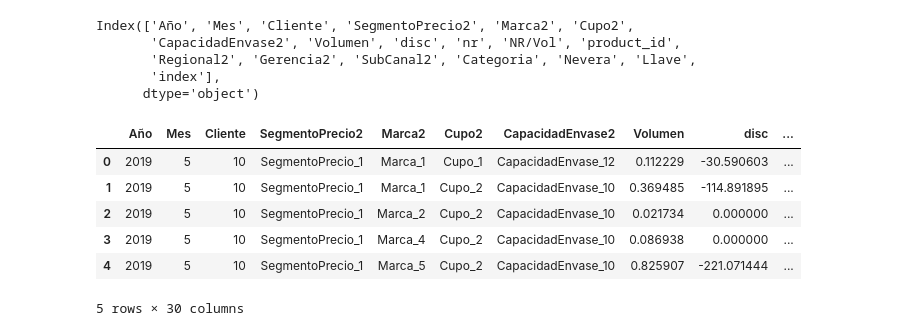
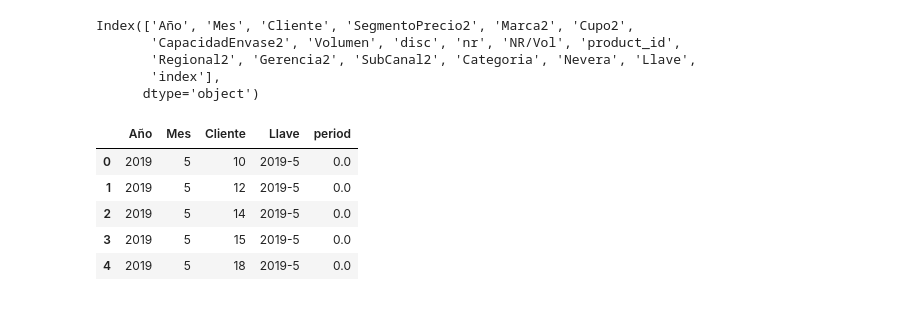
Before and after one commit to sebashc3712/Hackators_Bavaria, a Jupyter notebook: Brand_Expansion_V2.ipynb, the cells around one changed output. Drawn from its saved outputs; the diff is of its cells as text; code cells hidden in the pictures.

```diff
--- a/Brand_Expansion_V2.ipynb
+++ b/Brand_Expansion_V2.ipynb
@@ -375,10 +358,0 @@ cliente_df = GroupByClient(df, ['Marca2', 'Cupo2', 'CapacidadEnvase2', 'Segmento
-# %%
-cliente_df.head()
-# %% [output]
-|  | Año | Mes | Cliente | SegmentoPrecio2 | Marca2 | Cupo2 | CapacidadEnvase2 | Volumen | disc | ... |
-| 0 | 2019 | 5 | 10 | SegmentoPrecio_1 | Marca_1 | Cupo_1 | CapacidadEnvase_12 | 0.112229 | -30.590603 | ... |
-| 1 | 2019 | 5 | 10 | SegmentoPrecio_1 | Marca_1 | Cupo_2 | CapacidadEnvase_10 | 0.369485 | -114.891895 | ... |
-| 2 | 2019 | 5 | 10 | SegmentoPrecio_1 | Marca_2 | Cupo_2 | CapacidadEnvase_10 | 0.021734 | 0.000000 | ... |
-| 3 | 2019 | 5 | 10 | SegmentoPrecio_1 | Marca_4 | Cupo_2 | CapacidadEnvase_10 | 0.086938 | 0.000000 | ... |
-| 4 | 2019 | 5 | 10 | SegmentoPrecio_1 | Marca_5 | Cupo_2 | CapacidadEnvase_10 | 0.825907 | -221.071444 | ... |
-5 rows × 30 columns
@@ -384,0 +376,23 @@ cliente_df.head()
+# %%
+# BigMatrix
+
+result = []
+for year in list(df['Año'].unique()):
+    for month in list(df[df['Año']==year]['Mes'].unique()):
+        for customer in list(df['Cliente'].unique()):
+            result.append([year, month, customer])
+
+matrix = pd.DataFrame(result, columns = ['Año', 'Mes', 'Cliente'])
+
+month_sales['Llave']=month_sales['Año'].astype(str)+'-'+month_sales['Mes'].astype(str)
+matrix['Llave']=matrix['Año'].astype(str)+'-'+matrix['Mes'].astype(str)
+matrix=matrix.merge(month_sales[['Llave','index']],how='left',on='Llave')
+matrix=matrix.rename(columns={'index':'period'})
+matrix.head()
+# %% [output]
+|  | Año | Mes | Cliente | Llave | period |
+| 0 | 2019 | 5 | 10 | 2019-5 | 0.0 |
+| 1 | 2019 | 5 | 12 | 2019-5 | 0.0 |
+| 2 | 2019 | 5 | 14 | 2019-5 | 0.0 |
+| 3 | 2019 | 5 | 15 | 2019-5 | 0.0 |
+| 4 | 2019 | 5 | 18 | 2019-5 | 0.0 |
```
Also changed, not shown: parts of 13 cells of this notebook.
